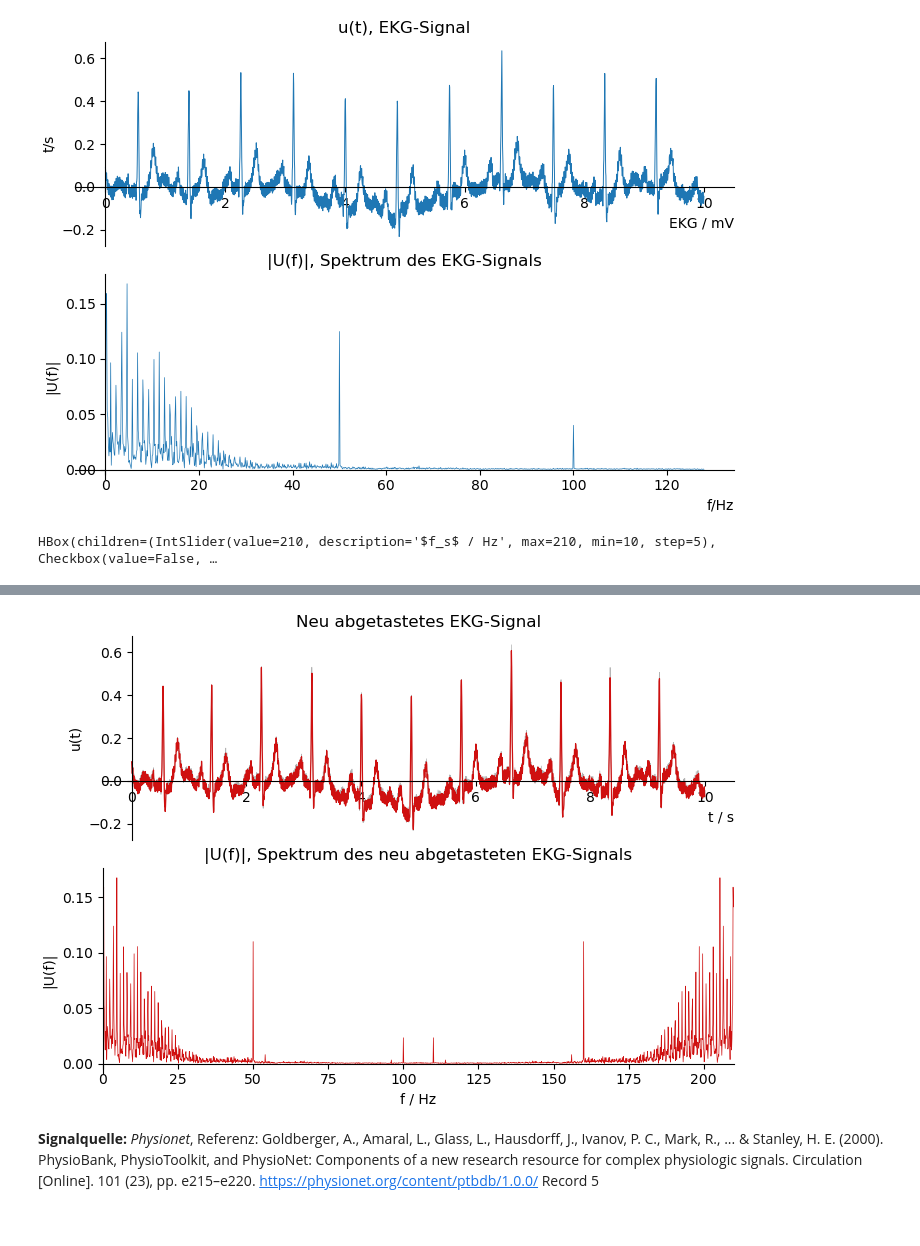
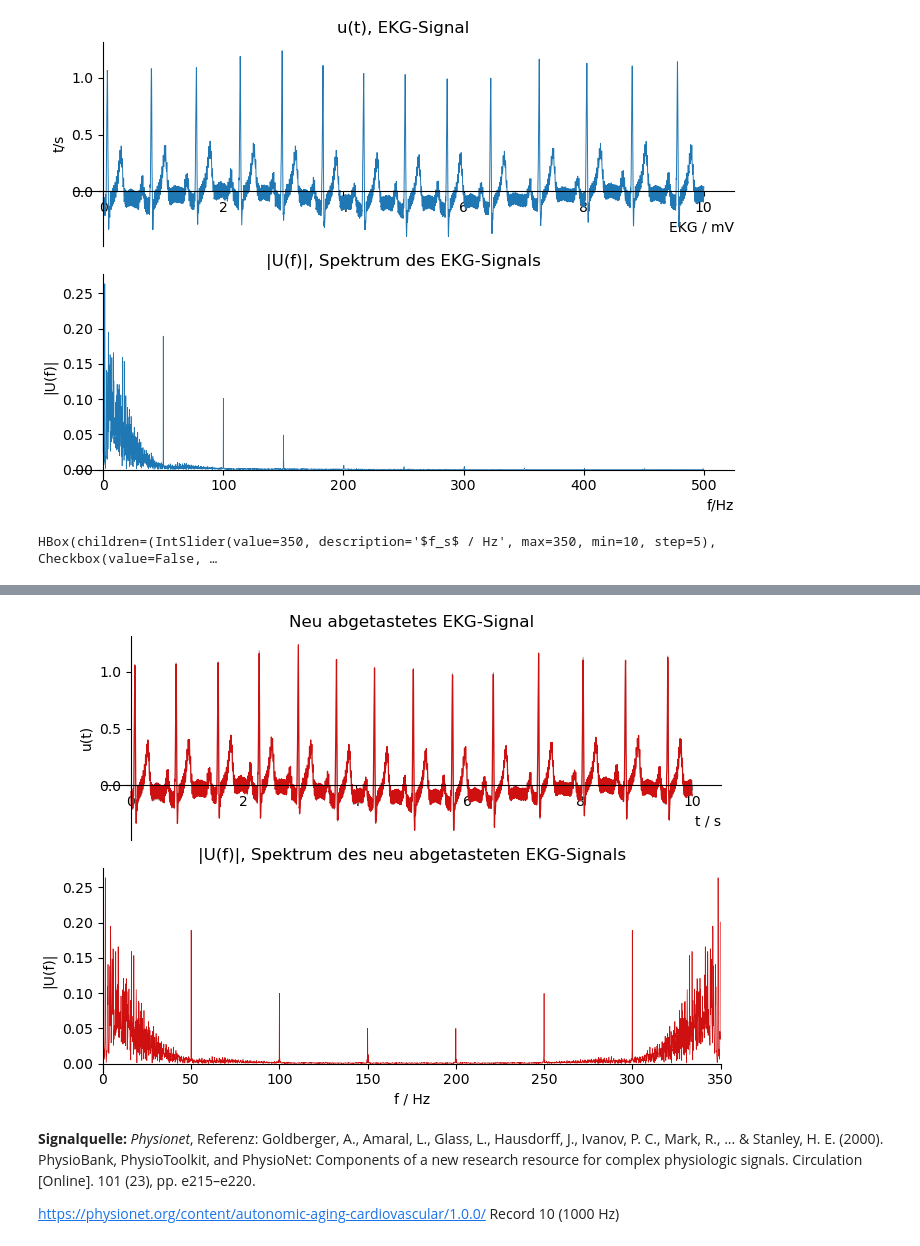
Before and after one commit to bdcodebase/sv-demos, a Jupyter notebook: Sampling.ipynb, the cells around one changed output, grey strips where cells are left out. Drawn from its saved outputs; the diff is of its cells as text; code cells hidden in the pictures.

```diff
--- a/Sampling.ipynb
+++ b/Sampling.ipynb
@@ -26,13 +26,14 @@ def myplotstyle(ax): # Hilfsfunktion, hübscht den Plot etwas auf
 
 figs, axs = plt.subplots(2,1,figsize=(7, 5), dpi=100, layout='constrained',num='Signal')
 
-ecg_raw  = np.loadtxt('ecg.csv') # EKG-Rohdaten, fs = 256, Länge 20 s
+#ecg_raw  = np.loadtxt('ecg.csv') # EKG-Rohdaten, fs = 256, Länge 20 s
+ecg_raw  = np.loadtxt('ecg_1000Hz.csv') # EKG-Rohdaten, fs = 1000, Länge 12 s
 
-fs = 256
+fs = 1000 # 256 für ecg.csv
 ta=1/fs
 
 ts = 1/fs*arange(0,len(ecg_raw))
-plnoise = 0.03*cos(2*pi*50*ts)+0.01*cos(2*pi*100*ts)
+plnoise = 0.05*cos(2*pi*50*ts)+0.025*cos(2*pi*100*ts)+0.0125*cos(2*pi*150*ts)
 ecg_raw = ecg_raw + plnoise # 50Hz-Brumm
 
 #Signal plotten im Zeitbereich
@@ -54,9 +55,9 @@ axs[1].set_ylabel('|U(f)|')
 axs[1].set_xlabel('f/Hz',loc='right')
 myplotstyle(axs[1])
 # %% [output]
-[figure, old version]
+[figure, new version]
 # %%
-figf, axf = plt.subplots(2,1,figsize=(7, 5), dpi=100, layout='constrained',num='Filter')
+figf, axf = plt.subplots(2,1,figsize=(7, 5), dpi=100, layout='constrained',num='Nach Abtastung mit neuer fs')
 
 def plotdata(fsn, z): # wird bei Interaktion aufgerufen
 
@@ -82,36 +83,38 @@ def plotdata(fsn, z): # wird bei Interaktion aufgerufen
     fsign=arange(0,8*fsn)*1/8 # 8 s Snipplet
     ax=axf[1]
     ax.cla()
     #ax.plot(fsig,Hs[0:4*fs],color='#808080',linewidth=.5)
     ax.plot(fsign,Hr[0:8*fsn],color='#CF1010',linewidth=.5)
     ax.set_title('|U(f)|, Spektrum des neu abgetasteten EKG-Signals')
     ax.set_xlabel('f / Hz')
     ax.set_ylabel('|U(f)|')
     ax.set_xlim(0,fsn)
 
 
     myplotstyle(axf[0])
     myplotstyle(axf[1])
 
 # Interaktion:
 # Definition von Controls:
 #typecombo = widgets.Dropdown(options=[('EKG','ecg'),('Sinus','sin')],value='ecg',description='Signal')
 #fslider  = widgets.IntSlider(min=5, max=100, step=5, value=10, continuous_update=True, description='f vom Sinus / Hz')
-fsslider  = widgets.IntSlider(min=10, max=210, step=5, value=210, continuous_update=True, description='$f_s$ / Hz')
+fsslider  = widgets.IntSlider(min=10, max=350, step=5, value=350, continuous_update=True, description='$f_s$ / Hz')
 zoomcb  = widgets.Checkbox(value=False, description='Zoom')
 
 # Arrangieren in horizontaler Box:
 #ui1 = widgets.HBox([typecombo, fslider, fsslider, zoomcb])
 ui1 = widgets.HBox([fsslider, zoomcb])
 # Verknüpfen mit Callback
 #out = widgets.interactive_output(plotdata, { 'ftype': typecombo,'f': fslider, 'fsn':fsslider,'z':zoomcb})
 out = widgets.interactive_output(plotdata, { 'fsn':fsslider,'z':zoomcb})
 #Anzeigen
 display(ui1,out)
 # %% [output]
-HBox(children=(IntSlider(value=210, description='$f_s$ / Hz', max=210, min=10, step=5), Checkbox(value=False, …
+HBox(children=(IntSlider(value=350, description='$f_s$ / Hz', max=350, min=10, step=5), Checkbox(value=False, …
 [interactive output not drawn]
-[figure, old version]
+[figure, new version]
 # %% [markdown]
 **Signalquelle:** *Physionet*,
-Referenz: Goldberger, A., Amaral, L., Glass, L., Hausdorff,  J., Ivanov, P. C., Mark, R., ... & Stanley, H. E. (2000).  PhysioBank, PhysioToolkit, and PhysioNet: Components of a new research  resource for complex physiologic signals. Circulation [Online]. 101  (23), pp. e215–e220.  https://physionet.org/content/ptbdb/1.0.0/ Record 5
+Referenz: Goldberger, A., Amaral, L., Glass, L., Hausdorff,  J., Ivanov, P. C., Mark, R., ... & Stanley, H. E. (2000).  PhysioBank, PhysioToolkit, and PhysioNet: Components of a new research  resource for complex physiologic signals. Circulation [Online]. 101  (23), pp. e215–e220.
+<!--https://physionet.org/content/ptbdb/1.0.0/ Record 5 (256 Hz)-->
+https://physionet.org/content/autonomic-aging-cardiovascular/1.0.0/ Record 10 (1000 Hz)
```
Also changed, not shown: parts of 1 cell of this notebook, 1 other file.
